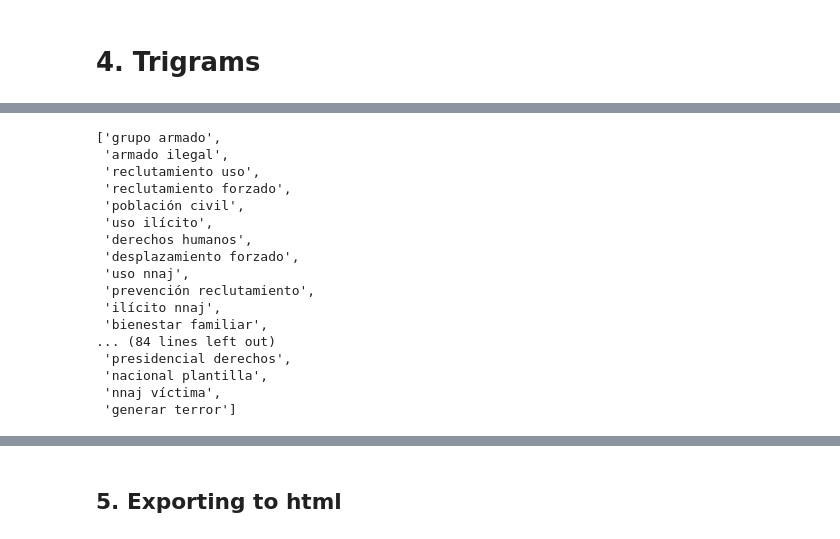
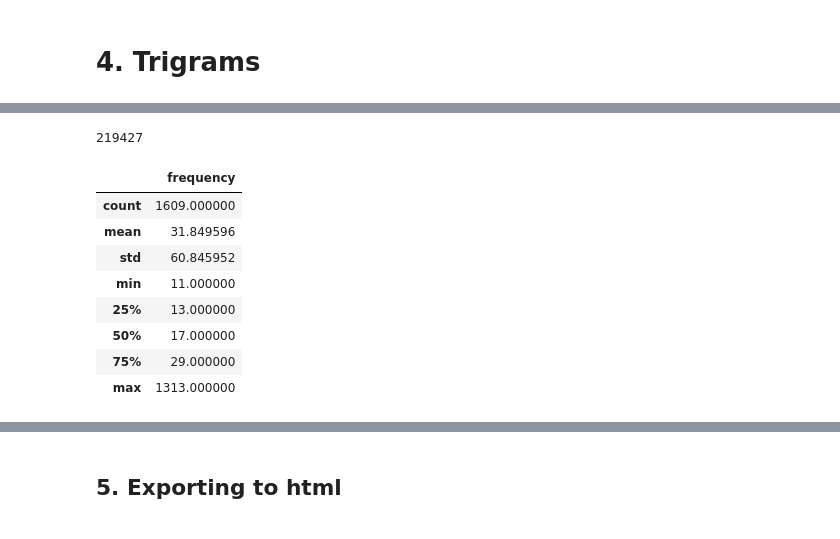
Before and after one commit to ylizama/alertas_colombia, a Jupyter notebook: 9_NNAJ_Report.ipynb, the cells around one changed output, grey strips where cells are left out. Cells and saved outputs as stored; diff of their text form; code cells hidden in the pictures.

```diff
--- a/9_NNAJ_Report.ipynb
+++ b/9_NNAJ_Report.ipynb
@@ -104,20 +120,16 @@ list2[list2.frequency>50].describe()
-# %%
-list(list2[:100].index)
-# %% [output]
-['grupo armado',
- 'armado ilegal',
- 'reclutamiento uso',
- 'reclutamiento forzado',
- 'población civil',
- 'uso ilícito',
- 'derechos humanos',
- 'desplazamiento forzado',
- 'uso nnaj',
- 'prevención reclutamiento',
- 'ilícito nnaj',
- 'bienestar familiar',
-... (84 lines left out)
- 'presidencial derechos',
- 'nacional plantilla',
- 'nnaj víctima',
- 'generar terror']
+# %%
+len(list3)
+# %% [output]
+219427
+# %%
+list3[list3.frequency>10].describe()
+# %% [output]
+|  | frequency |
+| count | 1609.000000 |
+| mean | 31.849596 |
+| std | 60.845952 |
+| min | 11.000000 |
+| 25% | 13.000000 |
+| 50% | 17.000000 |
+| 75% | 29.000000 |
+| max | 1313.000000 |
```
Also changed, not shown: parts of 12 cells of this notebook, 7 other files.
